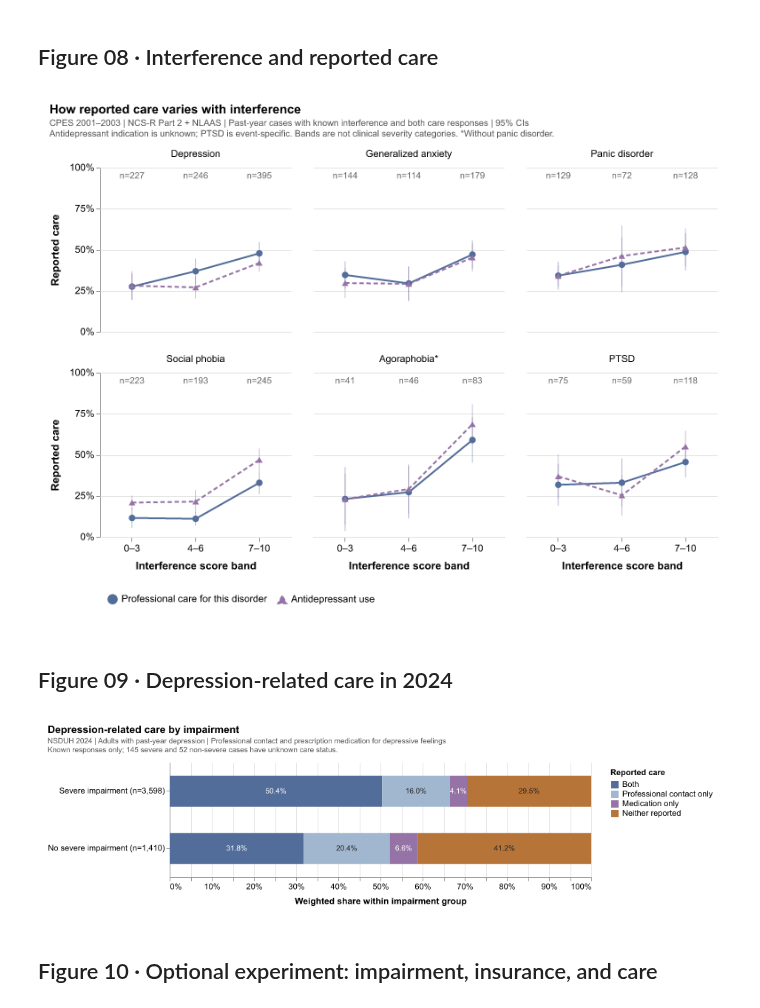
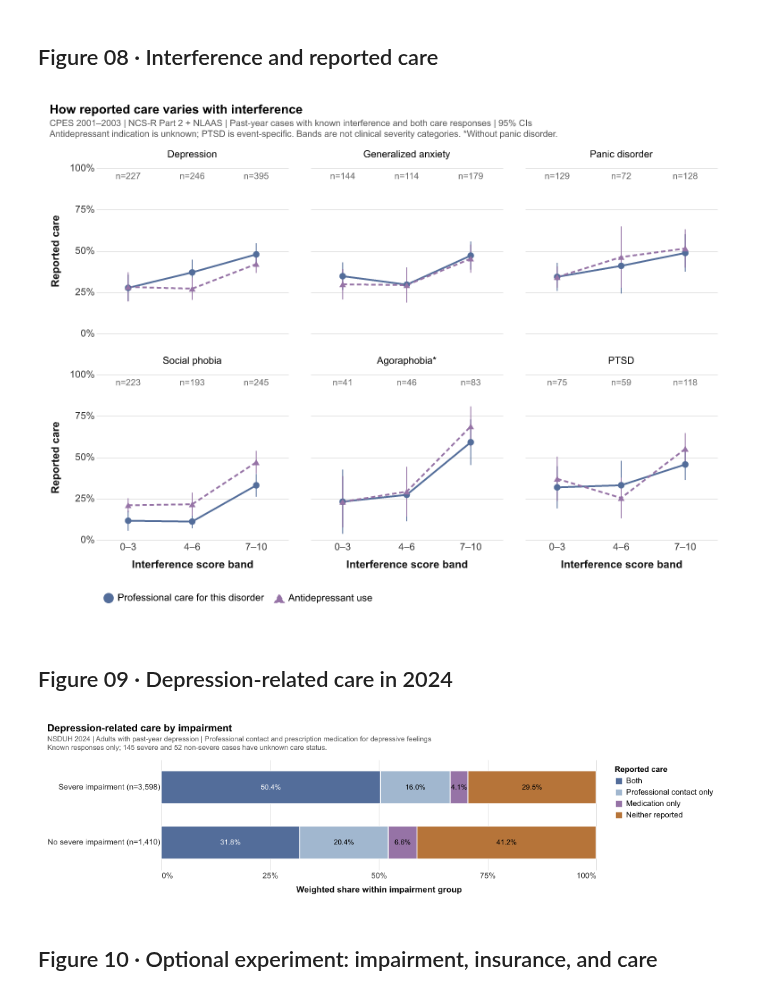
Before and after one commit to judycchen/capp30239-data-visualization_judy-chen, a Jupyter notebook: static-viz-project/milestone2_draft/static-draft.ipynb, the cells around one changed output. Cells and saved outputs as stored; diff of their text form; code cells hidden in the pictures.

```diff
--- a/static-viz-project/milestone2_draft/static-draft.ipynb
+++ b/static-viz-project/milestone2_draft/static-draft.ipynb
@@ -38,7 +38,8 @@ def save_chart(chart, filename, title, notes):
         .configure(background="white", font="Arial", padding=12)
         .configure_axis(
             labelFontSize=11, titleFontSize=12, titlePadding=9,
-            gridColor="#E5E5E5", domainColor="#999999", tickColor="#999999",
+            gridColor="#E5E5E5", tickCount=5, domain=False, ticks=False,
+            labelColor="#333333", titleColor="#111111",
             labelLimit=230,
         )
         .configure_legend(labelFontSize=11, titleFontSize=11, padding=8)
@@ -528,7 +542,7 @@ def interference_care_chart(df):
                                   scale=alt.Scale(domain=care_measures, range=[[1, 0], [5, 3]]),
                                   legend=None),
     )
-    intervals = base.mark_rule(opacity=.45, strokeWidth=1).encode(y="lower:Q", y2="upper:Q")
+    intervals = base.mark_rule(strokeWidth=1).encode(y="lower:Q", y2="upper:Q")
     points = base.mark_point(filled=True, size=55, opacity=1).encode(
         shape=alt.Shape("measure:N", scale=alt.Scale(domain=care_measures, range=["circle", "triangle-up"]),
                         legend=None),
@@ -538,7 +552,7 @@ def interference_care_chart(df):
     )
     return (lines + intervals + points + counts).properties(width=215, height=185).facet(
         facet=alt.Facet("disorder:N", sort=DISORDER_LABELS, title=None), columns=3, spacing=25,
-    )
+    ).resolve_scale(x="shared", y="shared")
 
 
 save_chart(
@@ -547,7 +561,7 @@ save_chart(
      "Antidepressant indication is unknown; PTSD is event-specific. Bands are not clinical severity categories. *Without panic disorder."],
 )
 # %% [output]
-[figure, old version]
+[figure, new version]
 # %% [markdown]
 ## Figure 09 · Depression-related care in 2024
 # %%
@@ -558,38 +572,40 @@ for group_code, group_label in [(1, "Severe impairment (n=3,598)"), (0, "No seve
     group = nsduh_care.loc[nsduh_care["IRAMDEIMP"].eq(group_code)]
     totals = group.groupby("care_group")["ANALWT2_C"].sum().reindex(statuses, fill_value=0)
     cumulative = 0
     for order, status in enumerate(statuses):
         share = float(totals[status] / totals.sum())
         care_stack_rows.append({"impairment": group_label, "care": status, "weight": float(totals[status]),
                                 "share": share, "middle": cumulative + share / 2, "order": order})
         cumulative += share
 care_stack_df = pd.DataFrame(care_stack_rows)
 assert np.allclose(care_stack_df.groupby("impairment")["share"].sum(), 1)
 
 
 def care_combinations_chart(df):
     base = alt.Chart(df).encode(
         y=alt.Y("impairment:N", sort=df["impairment"].drop_duplicates().tolist(), title=None),
     )
-    bars = base.mark_bar(size=42).encode(
-        x=alt.X("sum(weight):Q", title="Weighted share within impairment group").stack("normalize").axis(format="%"),
+    bars = base.mark_bar(size=46, stroke="white", strokeWidth=1).encode(
+        x=alt.X("sum(weight):Q", title="Weighted share within impairment group",
+                scale=alt.Scale(domain=[0, 1], nice=False))
+          .stack("normalize").axis(format="%", values=[0, .25, .5, .75, 1]),
         color=alt.Color("care:N", title="Reported care", scale=alt.Scale(domain=statuses, range=list(CARE_COLORS.values()))),
         order=alt.Order("order:Q", sort="ascending"),
     )
     labels = base.mark_text(fontSize=10).encode(
         x="middle:Q", text=alt.Text("share:Q", format=".1%"),
-        color=alt.condition("datum.care === 'Both' || datum.care === 'Medication only'", alt.value("white"), alt.value("#222222")),
+        color=alt.condition("datum.care === 'Both'", alt.value("white"), alt.value("black")),
     )
-    return (bars + labels).properties(width=570, height=155)
+    return (bars + labels).properties(width=610, height=155)
 
 
 save_chart(
     care_combinations_chart(care_stack_df), "09_depression_care_combinations.png", "Depression-related care by impairment",
     [NSDUH_SOURCE + " | Professional contact and prescription medication for depressive feelings",
      "Known responses only; 145 severe and 52 non-severe cases have unknown care status."],
 )
 # %% [output]
-[figure, old version]
+[figure, new version]
 # %% [markdown]
 ## Figure 10 · Optional experiment: impairment, insurance, and care
 # %%
```
Also changed, not shown: parts of 8 cells of this notebook, 13 other files.
